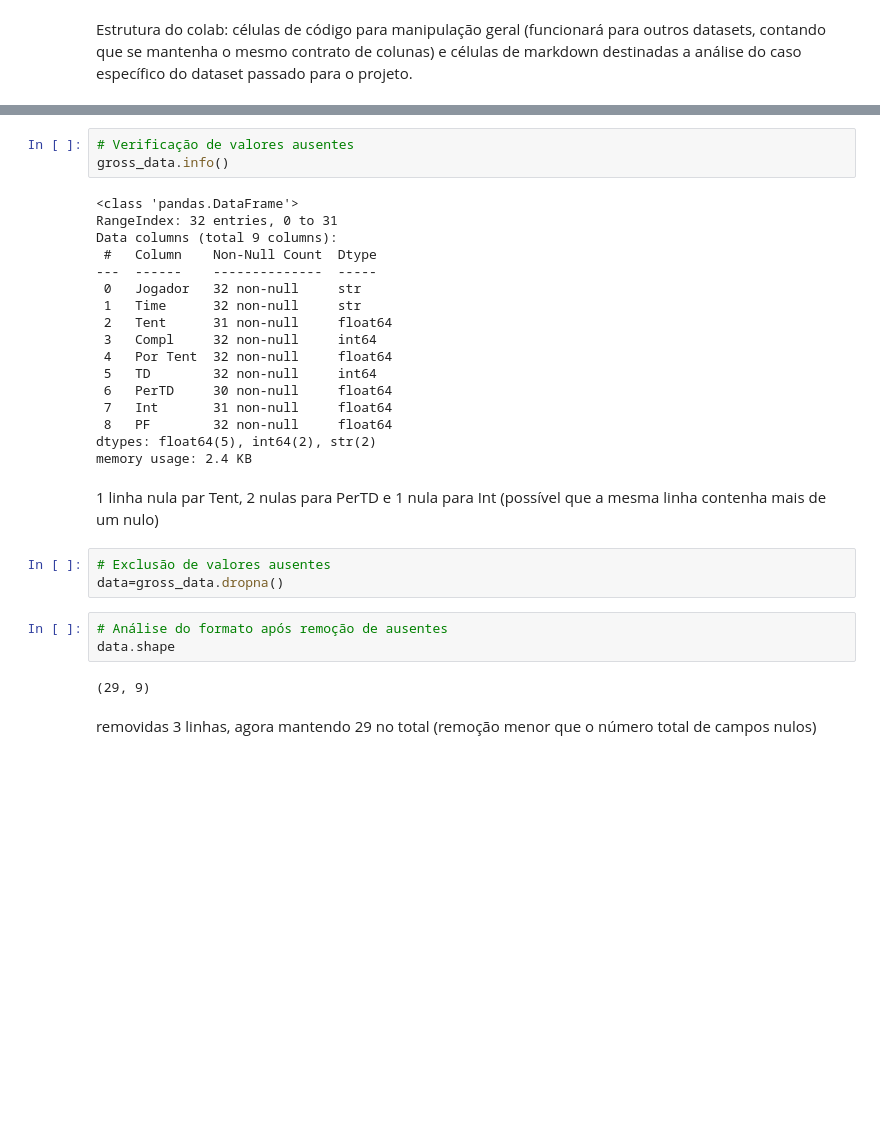
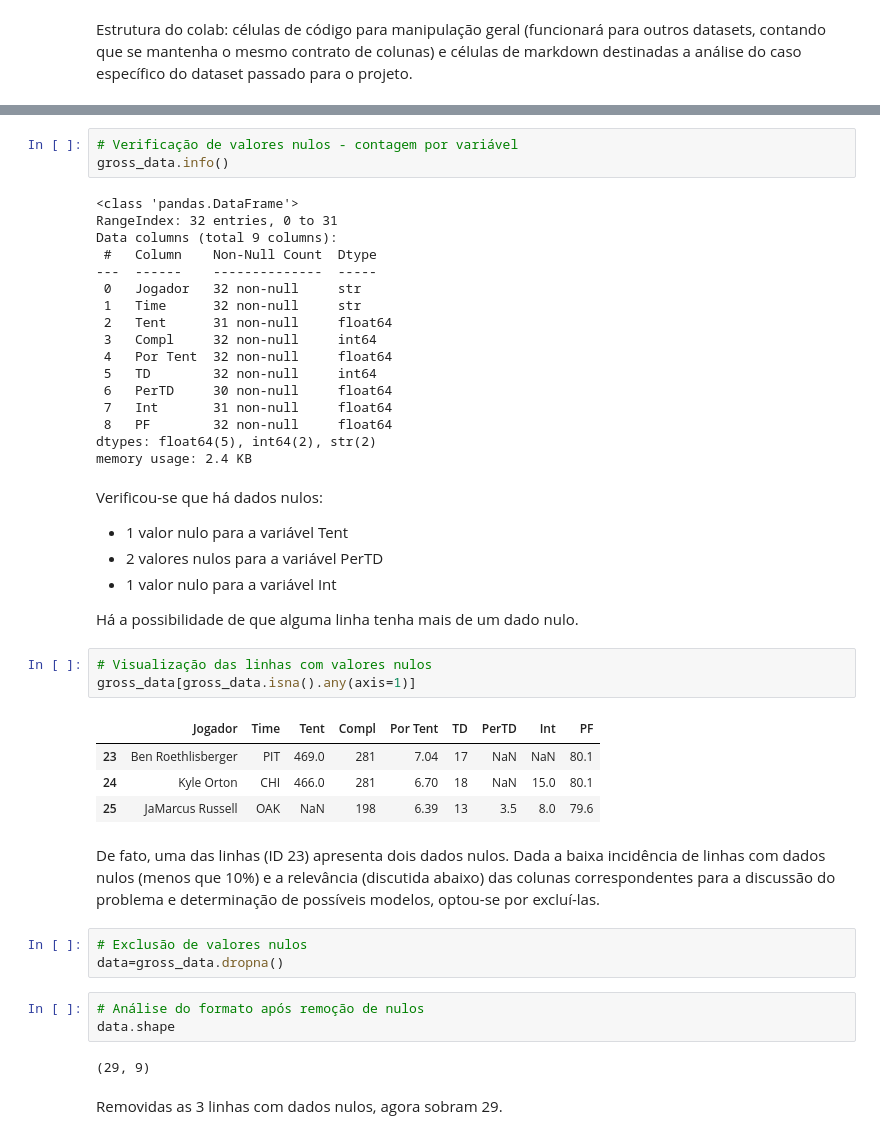
Before and after one commit to LuigiZanon/LNF-analises, a Jupyter notebook: analise.ipynb, the cells around one changed output, grey strips where cells are left out. Saved outputs shown, nothing was run; the diff lists cells and outputs as text; blank space fills up the shorter version.

```diff
--- a/analise.ipynb
+++ b/analise.ipynb
@@ -36,5 +50,5 @@ gross_data.shape
 # %%
-# Verificação de valores ausentes
+# Verificação de valores nulos - contagem por variável
 gross_data.info()
 # %% [output]
 <class 'pandas.DataFrame'>
@@ -54,15 +68,31 @@ Data columns (total 9 columns):
 dtypes: float64(5), int64(2), str(2)
 memory usage: 2.4 KB
 # %% [markdown]
-1 linha nula par Tent, 2 nulas para PerTD e 1 nula para Int (possível que a mesma linha contenha mais de um nulo)
+Verificou-se que há dados nulos:
+- 1 valor nulo para a variável Tent
+- 2 valores nulos para a variável PerTD
+- 1 valor nulo para a variável Int
+
+Há a possibilidade de que alguma linha tenha mais de um dado nulo.
+# %%
+# Visualização das linhas com valores nulos
+gross_data[gross_data.isna().any(axis=1)]
+# %% [output]
+|  | Jogador | Time | Tent | Compl | Por Tent | TD | PerTD | Int | PF |
+| 23 | Ben Roethlisberger | PIT | 469.0 | 281 | 7.04 | 17 | NaN | NaN | 80.1 |
+| 24 | Kyle Orton | CHI | 466.0 | 281 | 6.70 | 18 | NaN | 15.0 | 80.1 |
+| 25 | JaMarcus Russell | OAK | NaN | 198 | 6.39 | 13 | 3.5 | 8.0 | 79.6 |
+# %% [markdown]
+De fato, uma das linhas (ID 23) apresenta dois dados nulos.
+Dada a baixa incidência de linhas com dados nulos (menos que 10%) e a relevância (discutida abaixo) das colunas correspondentes para a discussão do problema e determinação de possíveis modelos, optou-se por excluí-las.
 # %%
-# Exclusão de valores ausentes
+# Exclusão de valores nulos
 data=gross_data.dropna()
 # %%
-# Análise do formato após remoção de ausentes
+# Análise do formato após remoção de nulos
 data.shape
 # %% [output]
 (29, 9)
 # %% [markdown]
-removidas 3 linhas, agora mantendo 29 no total (remoção menor que o número total de campos nulos)
+Removidas as 3 linhas com dados nulos, agora sobram 29.
 # %%
```
Also changed, not shown: parts of 12 cells of this notebook, 2 other files.
